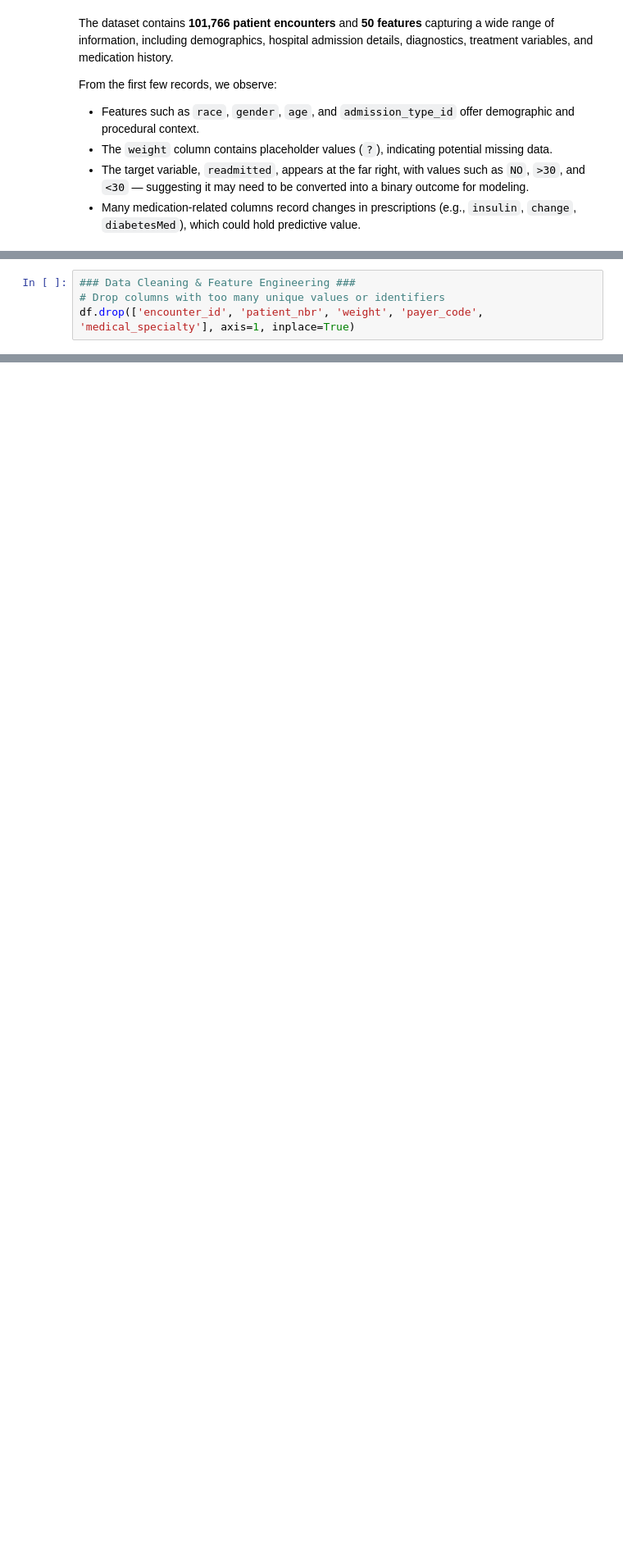
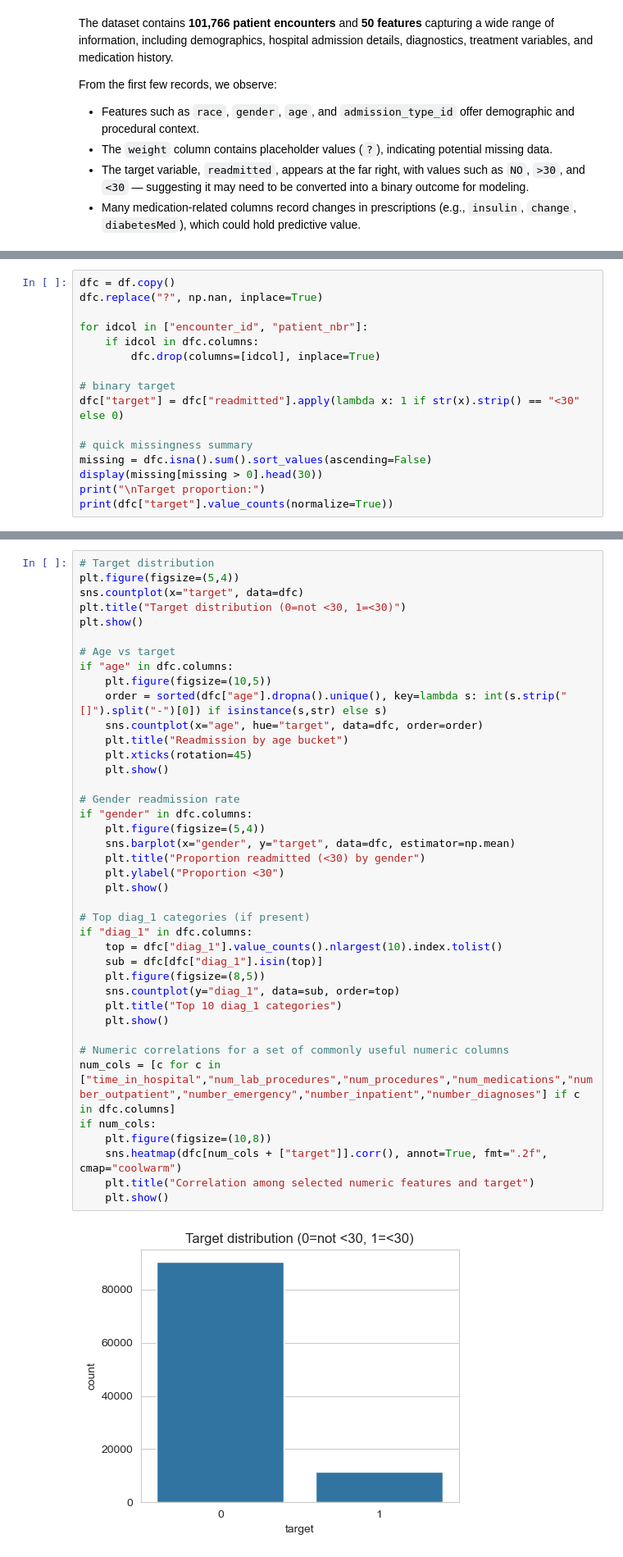
Before and after one commit to MburuMr/Diabetes-Readmission-Prediction, a Jupyter notebook: diabetes.ipynb, the cells around one changed output, grey strips where cells are left out. Shown: that part at 82% size. Saved outputs shown, nothing was run; the diff lists cells and outputs as text; blank space fills up the shorter version.

```diff
--- a/diabetes.ipynb
+++ b/diabetes.ipynb
@@ -319,4 +119,0 @@ Name: count, dtype: int64
-# %%
-### Data Cleaning & Feature Engineering ###
-# Drop columns with too many unique values or identifiers
-df.drop(['encounter_id', 'patient_nbr', 'weight', 'payer_code', 'medical_specialty'], axis=1, inplace=True)
@@ -451,0 +126,16 @@ ROC AUC: 0.5088281339241703
+# %%
+dfc = df.copy()
+dfc.replace("?", np.nan, inplace=True)
+
+for idcol in ["encounter_id", "patient_nbr"]:
+    if idcol in dfc.columns:
+        dfc.drop(columns=[idcol], inplace=True)
+
+# binary target
+dfc["target"] = dfc["readmitted"].apply(lambda x: 1 if str(x).strip() == "<30" else 0)
+
+# quick missingness summary
+missing = dfc.isna().sum().sort_values(ascending=False)
+display(missing[missing > 0].head(30))
+print("\nTarget proportion:")
+print(dfc["target"].value_counts(normalize=True))
@@ -451,0 +162,42 @@ ROC AUC: 0.5088281339241703
+# %%
+# Target distribution
+plt.figure(figsize=(5,4))
+sns.countplot(x="target", data=dfc)
+plt.title("Target distribution (0=not <30, 1=<30)")
+plt.show()
+
+# Age vs target
+if "age" in dfc.columns:
+    plt.figure(figsize=(10,5))
+    order = sorted(dfc["age"].dropna().unique(), key=lambda s: int(s.strip("[]").split("-")[0]) if isinstance(s,str) else s)
+    sns.countplot(x="age", hue="target", data=dfc, order=order)
+    plt.title("Readmission by age bucket")
+    plt.xticks(rotation=45)
+    plt.show()
+
+# Gender readmission rate
+if "gender" in dfc.columns:
+    plt.figure(figsize=(5,4))
+    sns.barplot(x="gender", y="target", data=dfc, estimator=np.mean)
+    plt.title("Proportion readmitted (<30) by gender")
+    plt.ylabel("Proportion <30")
+    plt.show()
+
+# Top diag_1 categories (if present)
+if "diag_1" in dfc.columns:
+    top = dfc["diag_1"].value_counts().nlargest(10).index.tolist()
+    sub = dfc[dfc["diag_1"].isin(top)]
+    plt.figure(figsize=(8,5))
+    sns.countplot(y="diag_1", data=sub, order=top)
+    plt.title("Top 10 diag_1 categories")
+    plt.show()
+
+# Numeric correlations for a set of commonly useful numeric columns
+num_cols = [c for c in ["time_in_hospital","num_lab_procedures","num_procedures","num_medications","number_outpatient","number_emergency","number_inpatient","number_diagnoses"] if c in dfc.columns]
+if num_cols:
+    plt.figure(figsize=(10,8))
+    sns.heatmap(dfc[num_cols + ["target"]].corr(), annot=True, fmt=".2f", cmap="coolwarm")
+    plt.title("Correlation among selected numeric features and target")
+    plt.show()
+# %% [output]
+[figure, added]
```
Also changed, not shown: parts of 48 cells of this notebook.
